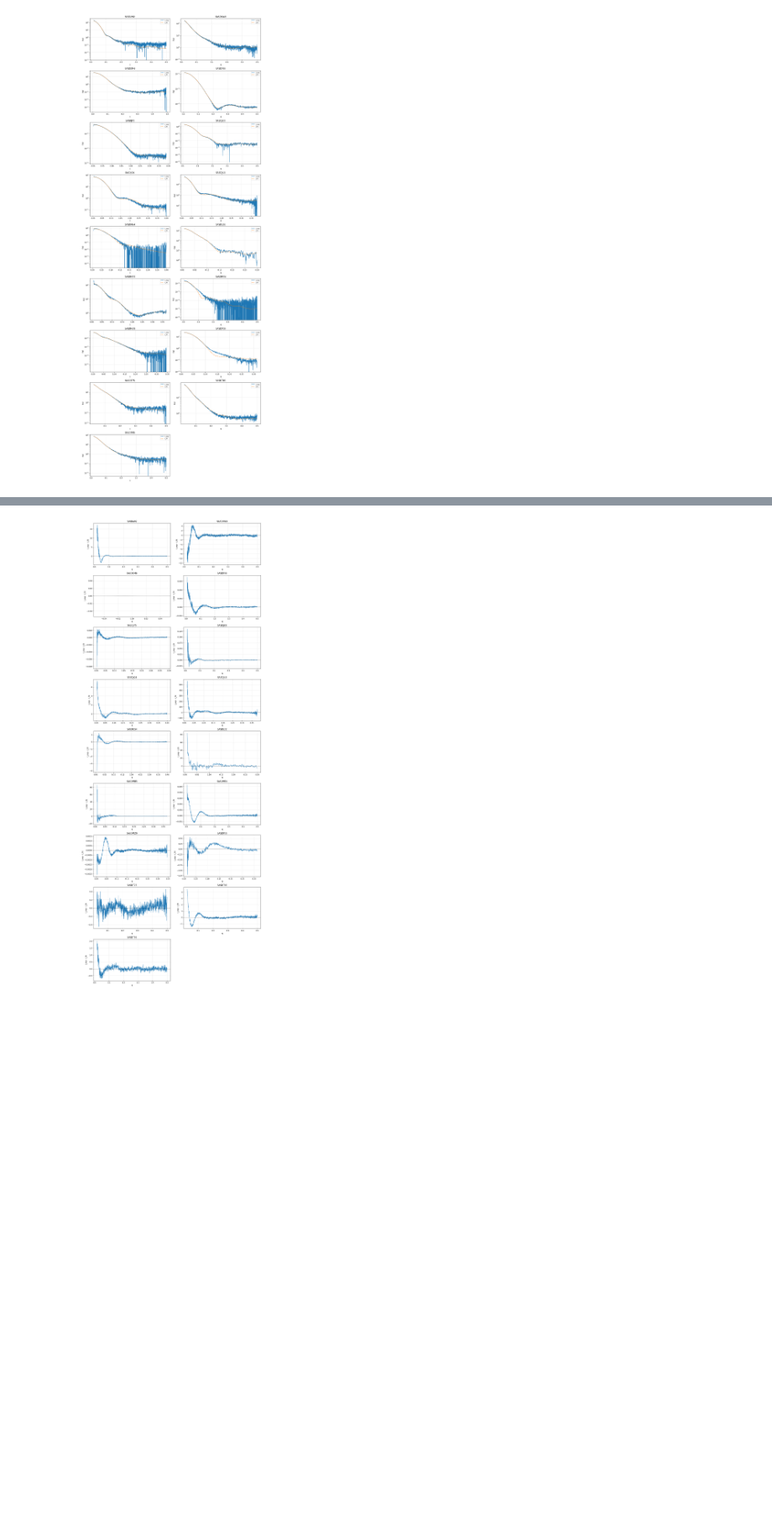
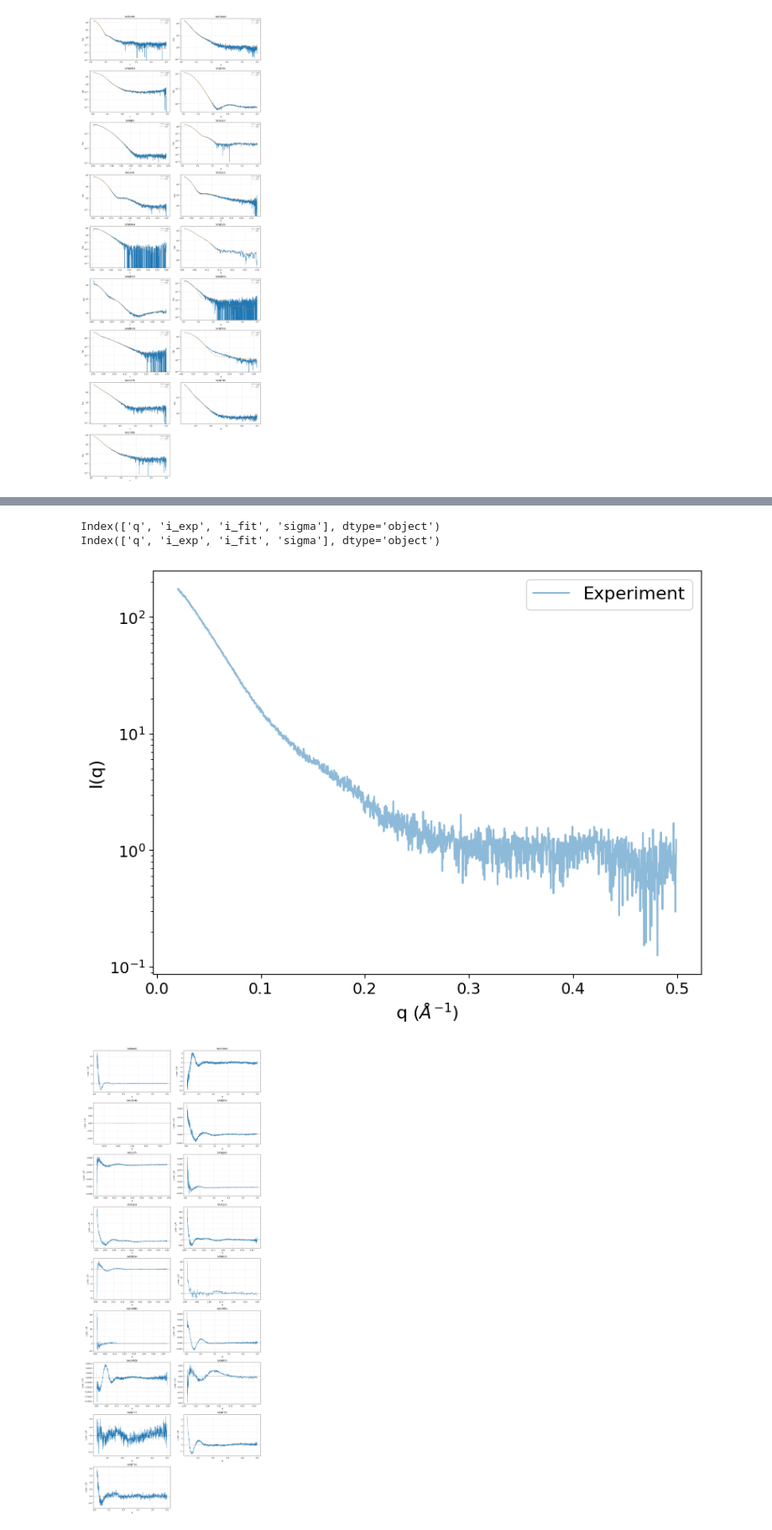
Before and after one commit to mlund/pripps, a Jupyter notebook: pripps-py/examples/testing_sasbdb.ipynb, the cells around one changed output, grey strips where cells are left out. Shown at 84% size. Saved outputs shown, nothing was run; the diff lists cells and outputs as text; code cells hidden in the pictures; blank space fills up the shorter version.

```diff
--- a/pripps-py/examples/testing_sasbdb.ipynb
+++ b/pripps-py/examples/testing_sasbdb.ipynb
@@ -125,3 +145,68 @@ Index(['q', 'i_exp', 'i_fit', 'sigma'], dtype='object')
+# %%
+base_dir = Path("../../sasbdb_bench/cache")
+csv_files = sorted(base_dir.glob("*/sba_fit_grid.csv"))
+
+
+selected_indices = [ 1]  # change these to the files you want
+csv_files = [csv_files[i] for i in selected_indices]
+
+csv_files_martini = sorted(base_dir.glob("*/sba_fit_martini.csv"))
+csv_files_martini = [csv_files_martini[i] for i in selected_indices]
+
+exp_only_files = []
+for csv_path in csv_files:
+    tmp_df = pd.read_csv(csv_path)
+    if "i_fit" in tmp_df.columns:
+        tmp_df["i_fit"] = np.nan
+    tmp_path = base_dir / f"{csv_path.parent.name}_exp_only.csv"
+    tmp_df.to_csv(tmp_path, index=False)
+    exp_only_files.append(tmp_path)
+
+csv_files = exp_only_files
+
+nrows, ncols = 1, 1
+fig, axes = plt.subplots(nrows, ncols, figsize=(8, 6), squeeze=False)
+axes = axes.ravel()
+
+
+for ax, csv_path, csv_path_martini in zip(axes, csv_files, csv_files_martini):
+    df = pd.read_csv(csv_path)
+    df_martini = pd.read_csv(csv_path_martini)
+    num_df = df.select_dtypes(include=[np.number])
+    num_df_martini = df_martini.select_dtypes(include=[np.number])
+    print(num_df.columns)
+    print(num_df_martini.columns)
+    if num_df.shape[1] < 2:
+        ax.set_title(csv_path.parent.name)
+        ax.text(0.5, 0.5, "Not enough numeric columns to plot", ha="center", va="center")
+        ax.axis("off")
+        continue
+
+    x = num_df.iloc[:, 0]
+    for col in num_df.columns[1:-2]:  # Exclude last two columns (i_fit and sigma)
+        ax.plot(x, num_df[col], label="Experiment", alpha=0.5)
+    #ax.plot(x, num_df_martini["i_fit"], label="Martini bead fit", linestyle="-", color="m")
+    #ax.plot(x, num_df["i_fit"], label="Amino acid bead fit", linestyle="-", color="m")
+
+
+    ax.set_xlabel(r"q ($\AA^{-1}$)", fontsize=16)
+    ax.set_ylabel("I(q)", fontsize=16)
+    #ax.grid(True, alpha=0.3)
+    ax.set_yscale("log")
+    ax.tick_params(axis="both", which="major", labelsize=14)
+    ax.legend(fontsize=16)
+
+for ax in axes[len(csv_files):]:
+    ax.axis("off")
+
+
+plt.tight_layout()
+plt.savefig(base_dir / "sba_fits_grid_1.pdf")
+plt.show()
+# %% [output]
+Index(['q', 'i_exp', 'i_fit', 'sigma'], dtype='object')
+Index(['q', 'i_exp', 'i_fit', 'sigma'], dtype='object')
+[figure, added]
 # %%
 fig_res, axes_res = plt.subplots(nrows, ncols, figsize=(14, 4 * nrows), squeeze=False)
 axes_res = axes_res.ravel()
```
Also changed, not shown: parts of 3 cells of this notebook, 1 other file.
